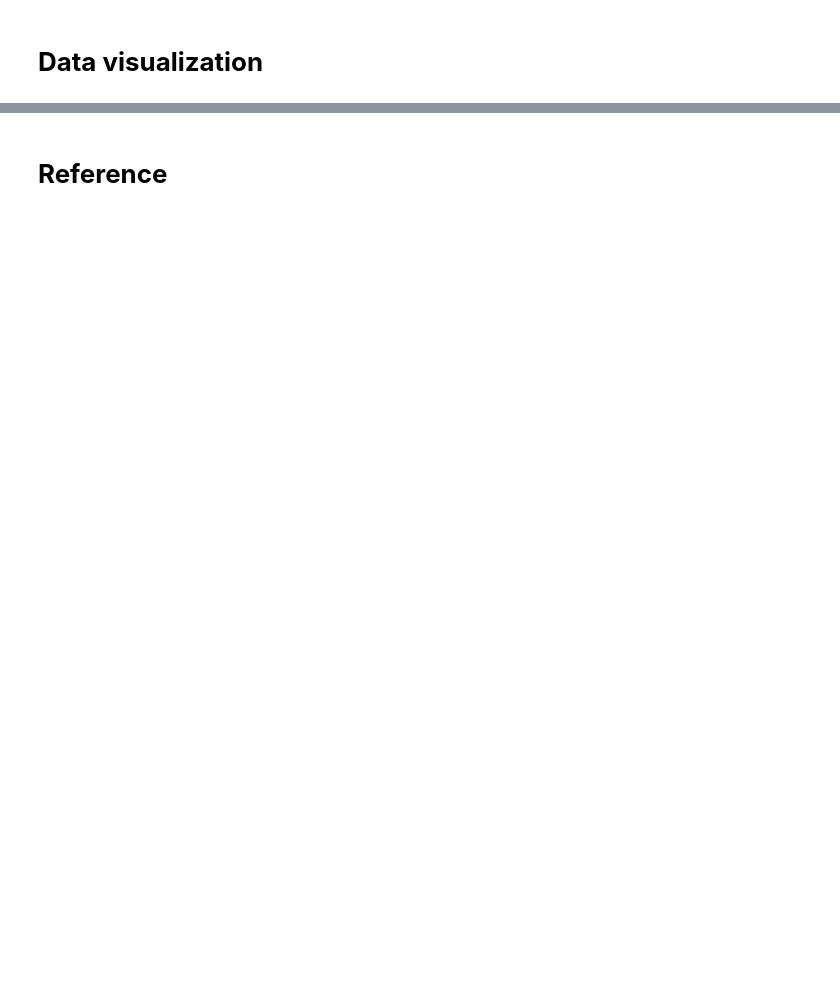
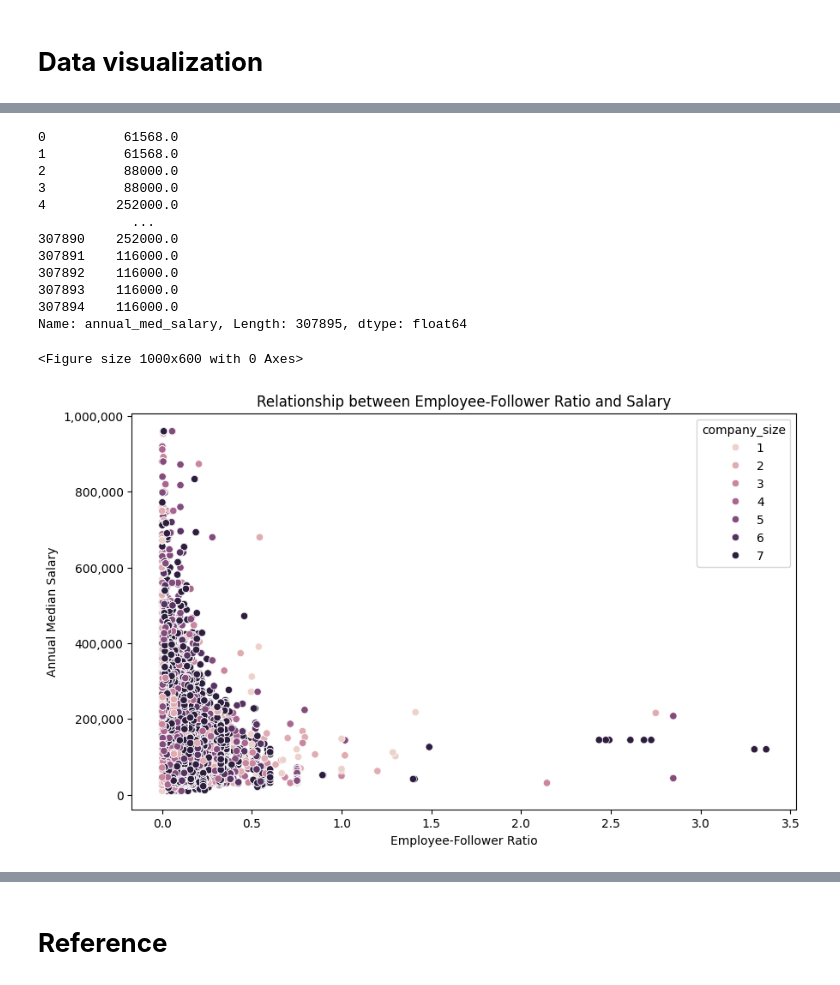
Before and after one commit to Koi4595/Group_10_FA_2024, a Jupyter notebook: SI_618_Project_Part1.ipynb, the cells around one changed output, grey strips where cells are left out. Saved outputs shown, nothing was run; the diff lists cells and outputs as text; code cells hidden in the pictures; blank space fills up the shorter version.

```diff
--- a/SI_618_Project_Part1.ipynb
+++ b/SI_618_Project_Part1.ipynb
@@ -93,0 +199,2 @@ job_skills = job_skills.merge(skills, on='skill_abr')
+# %%
+companies_condition.drop(columns=['industry'], inplace=True)
@@ -93,0 +217,7 @@ job_skills = job_skills.merge(skills, on='skill_abr')
+# %%
+#join job and company dataframes using job_company_pair
+job_company_pair = job_company_pair.merge(job_condition, on='job_id',how='inner')
+companies_condition.drop(columns=['industry_id'], inplace=True)
+companies_condition.drop(columns=['industry_name'], inplace=True)#drop duplicate columns
+job_company_pair = job_company_pair.merge(companies_condition, on='company_id',how='inner')
+job_company_pair
@@ -93,0 +260,4 @@ job_skills = job_skills.merge(skills, on='skill_abr')
+# %%
+'''1. Create a new column to calculate the ratio of the employee count to the follower count to find out the potential job hunting
+competiton of the company'''
+job_company_pair['employee_follower_ratio'] = job_company_pair['employee_count'] / job_company_pair['follower_count']
@@ -97,0 +411,6 @@ job_skills = job_skills.merge(skills, on='skill_abr')
+# %%
+df_sorted = df.sort_values(by='annual_med_salary')
+#print(df_sorted.head(2730))
+#filter these extremely low values
+df_filtered = (df[df['annual_med_salary'] >= 7500])
+df_filtered
@@ -97,0 +431,38 @@ job_skills = job_skills.merge(skills, on='skill_abr')
+# %%
+# 1. Relationship between follower_employee_ratio and salary
+# Create a scatter plot to show the relationship between follower_employee_ratio and salary with different company sizes
+import matplotlib.ticker as mticker
+
+# 1. Relationship between follower_employee_ratio and salary
+# Create a scatter plot to show the relationship between follower_employee_ratio and salary with different company sizes
+plt.figure(figsize=(10, 6))
+print(df['annual_med_salary'])
+
+#filter these extremely high values
+df_toplot = df_filtered[df_filtered['annual_med_salary'] < 1000000]
+
+plt.figure(figsize=(10, 6))
+ax = sns.scatterplot(data=df_toplot, x='employee_follower_ratio', y='annual_med_salary', hue='company_size')
+
+
+ax.yaxis.set_major_formatter(mticker.FuncFormatter(lambda x, _: f'{int(x):,}'))
+ax.set_title('Relationship between Employee-Follower Ratio and Salary')
+ax.set_xlabel('Employee-Follower Ratio')
+ax.set_ylabel('Annual Median Salary')
+
+plt.show()
+# %% [output]
+0          61568.0
+1          61568.0
+2          88000.0
+3          88000.0
+4         252000.0
+            ...
+307890    252000.0
+307891    116000.0
+307892    116000.0
+307893    116000.0
+307894    116000.0
+Name: annual_med_salary, Length: 307895, dtype: float64
+<Figure size 1000x600 with 0 Axes>
+[figure, added]
```
Also changed, not shown: parts of 40 cells of this notebook, 1 other file.
